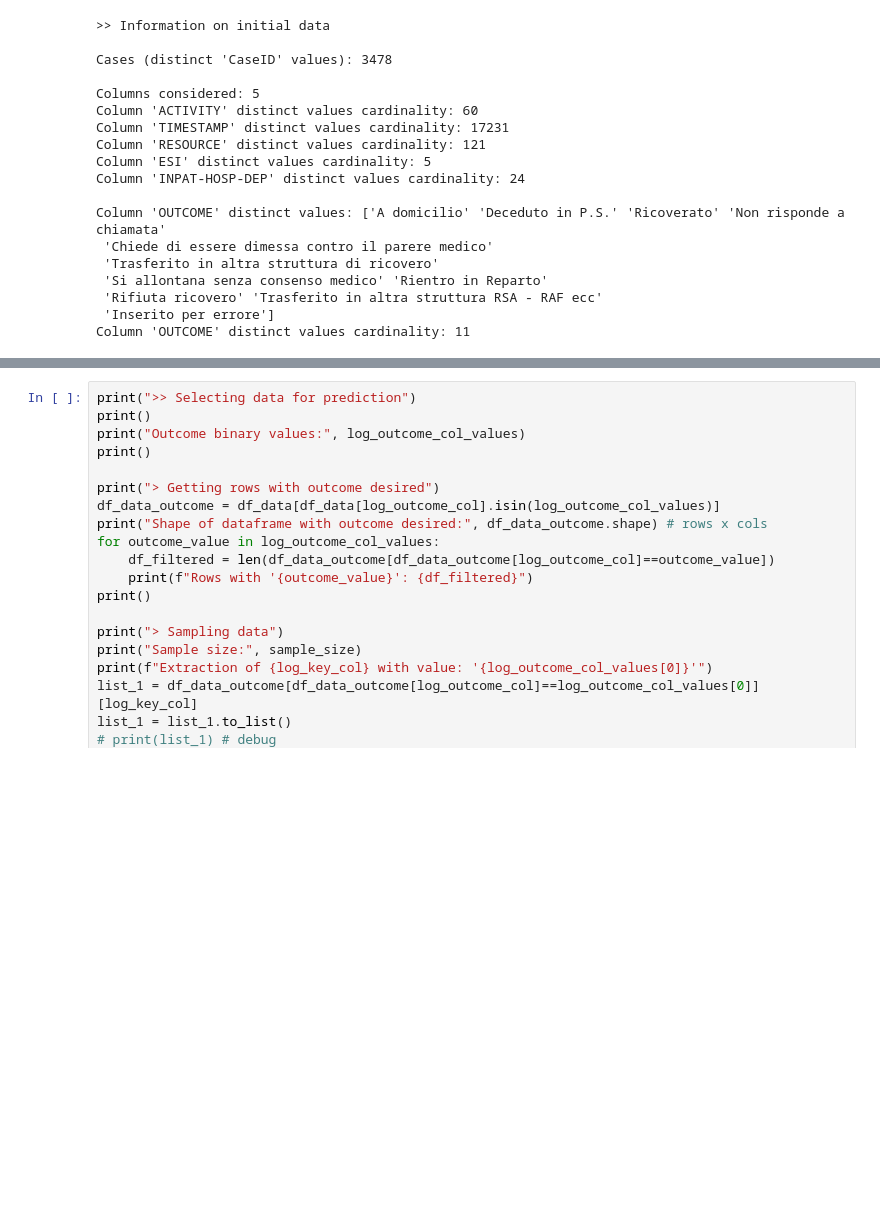
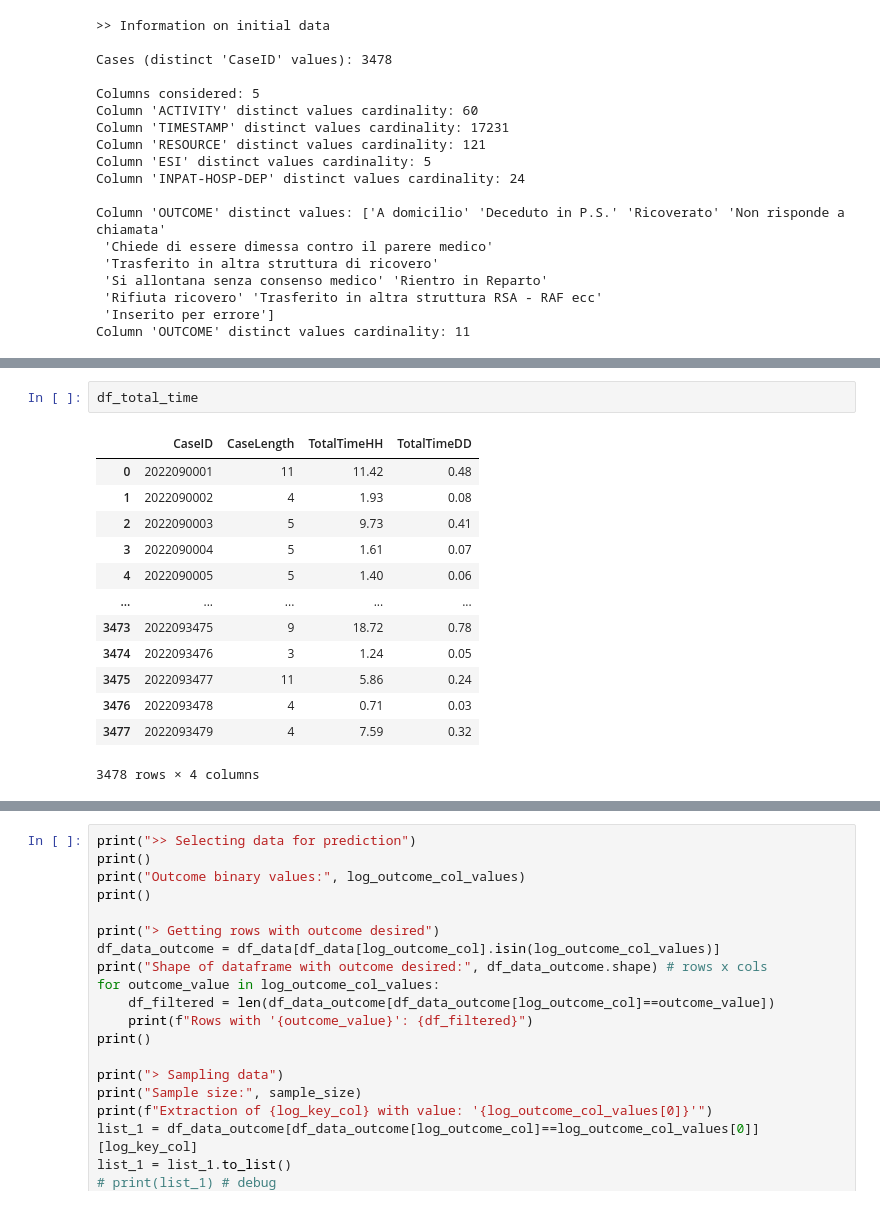
Before and after one commit to roberto-nai/PPM-HOSPITAL, a Jupyter notebook: 01_data_preprocessing.ipynb, the cells around one changed output, grey strips where cells are left out. Drawn from its saved outputs; the diff is of its cells as text; blank space fills up the shorter version.

```diff
--- a/01_data_preprocessing.ipynb
+++ b/01_data_preprocessing.ipynb
@@ -159,3 +218,19 @@ done!
+# %%
+df_total_time
+# %% [output]
+|  | CaseID | CaseLength | TotalTimeHH | TotalTimeDD |
+| 0 | 2022090001 | 11 | 11.42 | 0.48 |
+| 1 | 2022090002 | 4 | 1.93 | 0.08 |
+| 2 | 2022090003 | 5 | 9.73 | 0.41 |
+| 3 | 2022090004 | 5 | 1.61 | 0.07 |
+| 4 | 2022090005 | 5 | 1.40 | 0.06 |
+| ... | ... | ... | ... | ... |
+| 3473 | 2022093475 | 9 | 18.72 | 0.78 |
+| 3474 | 2022093476 | 3 | 1.24 | 0.05 |
+| 3475 | 2022093477 | 11 | 5.86 | 0.24 |
+| 3476 | 2022093478 | 4 | 0.71 | 0.03 |
+| 3477 | 2022093479 | 4 | 7.59 | 0.32 |
+3478 rows × 4 columns
 # %%
 df_data
 # %% [output]
```
Also changed, not shown: parts of 10 cells of this notebook, 1 other file.
